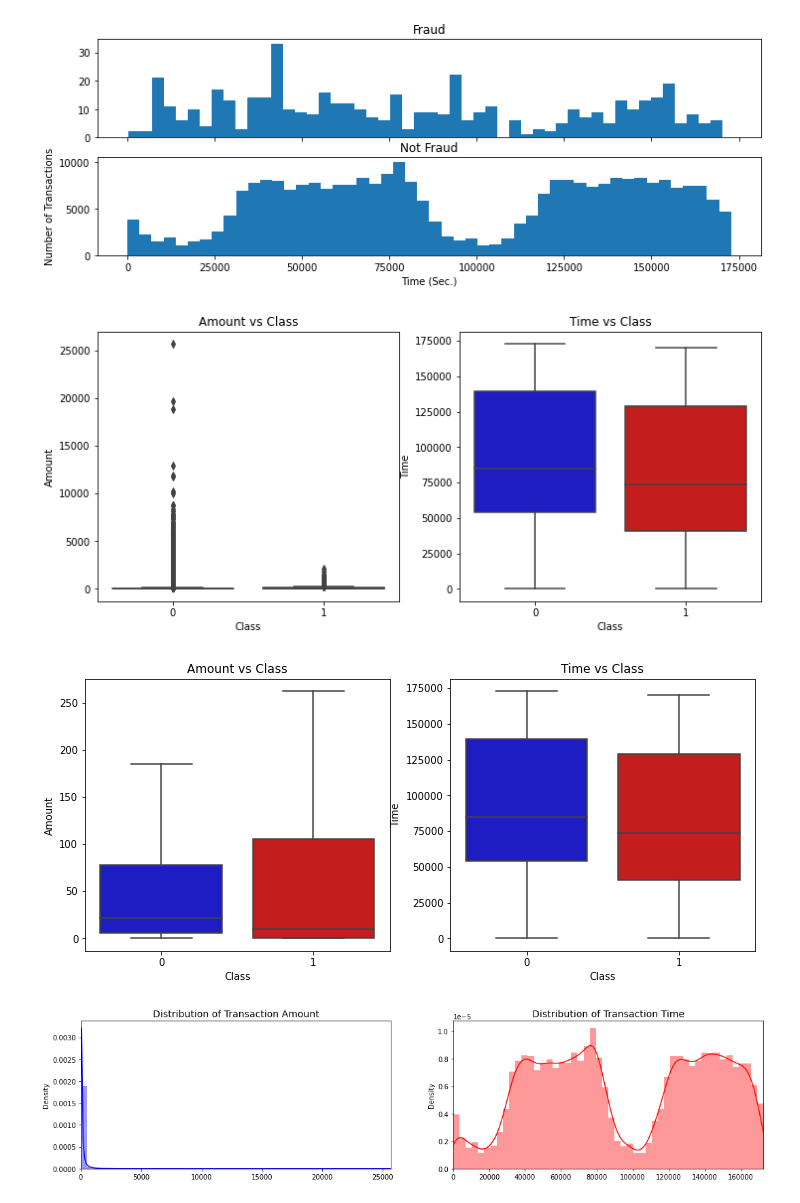
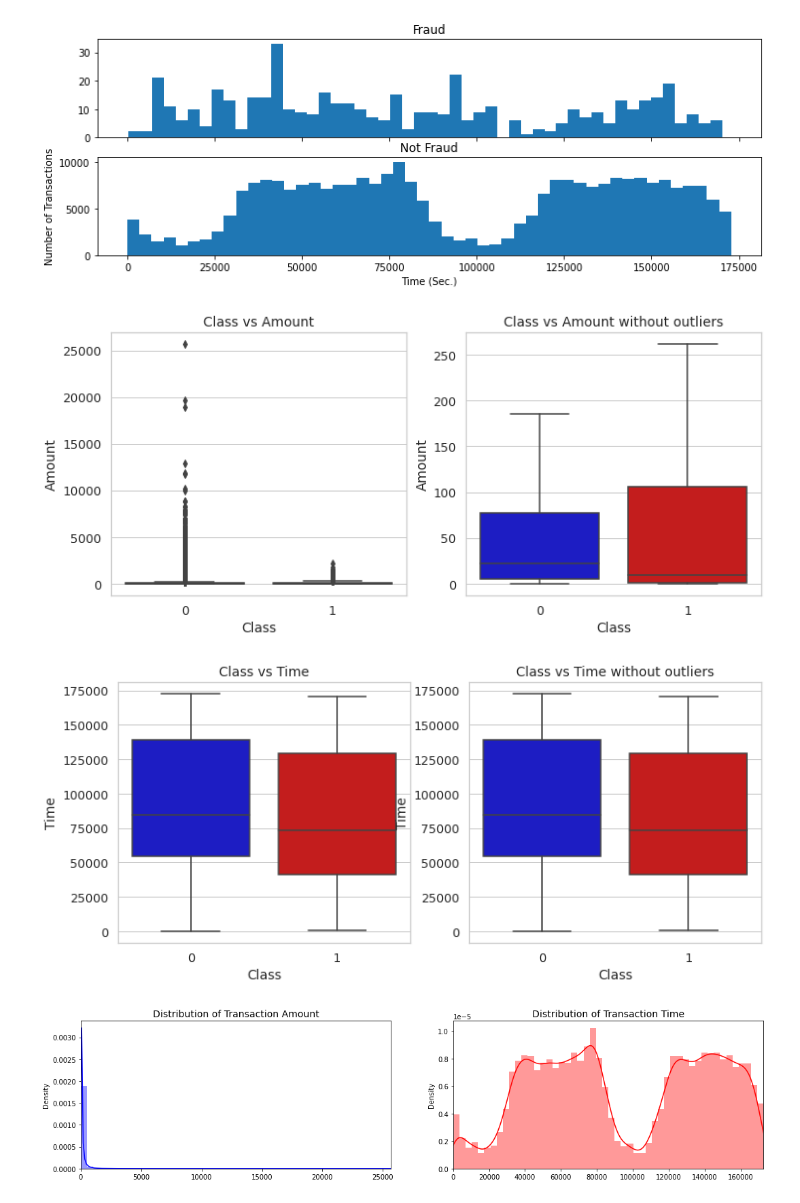
Before and after one commit to RamyGendy/CreditCardFraudDetection, a Jupyter notebook: CCFDNotebook.ipynb, the cells around one changed output. Drawn from its saved outputs; the diff is of its cells as text; code cells hidden in the pictures.

```diff
--- a/CCFDNotebook.ipynb
+++ b/CCFDNotebook.ipynb
@@ -351,26 +351,26 @@ plt.show()
 f, axes = plt.subplots(ncols=2)
 
 sns.boxplot(x="Class", y="Amount", data=df, palette=colors, ax=axes[0],showfliers=True)
-axes[0].set_title('Amount vs Class')
+axes[0].set_title('Class vs Amount')
 
-sns.boxplot(x="Class", y="Time", data=df, palette=colors, ax=axes[1],showfliers=True)
-axes[1].set_title('Time vs Class')
+sns.boxplot(x="Class", y="Amount", data=df, palette=colors, ax=axes[1],showfliers=False)
+axes[1].set_title('Class vs Amount without outliers')
 
 plt.show()
 # %% [output]
-[figure, old version]
+[figure, new version]
 # %%
 f, axes = plt.subplots(ncols=2)
 
-sns.boxplot(x="Class", y="Amount", data=df, palette=colors, ax=axes[0],showfliers=False)
-axes[0].set_title('Amount vs Class')
+sns.boxplot(x="Class", y="Time", data=df, palette=colors, ax=axes[0],showfliers=True)
+axes[0].set_title('Class vs Time')
 
 sns.boxplot(x="Class", y="Time", data=df, palette=colors, ax=axes[1],showfliers=False)
-axes[1].set_title('Time vs Class')
+axes[1].set_title('Class vs Time without outliers')
 
 plt.show()
 # %% [output]
-[figure, old version]
+[figure, new version]
 # %%
 fig, ax = plt.subplots(1, 2, figsize=(18,4))
 
```
Also changed, not shown: parts of 7 cells of this notebook.
